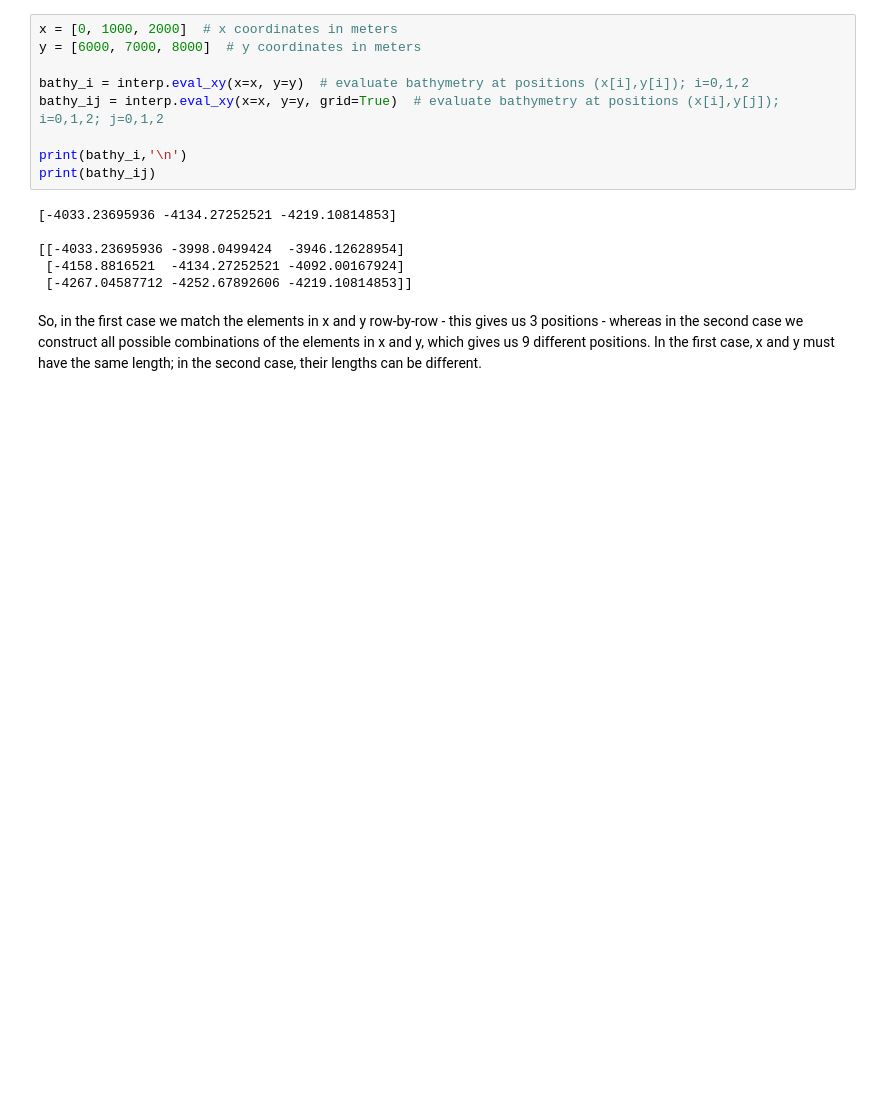
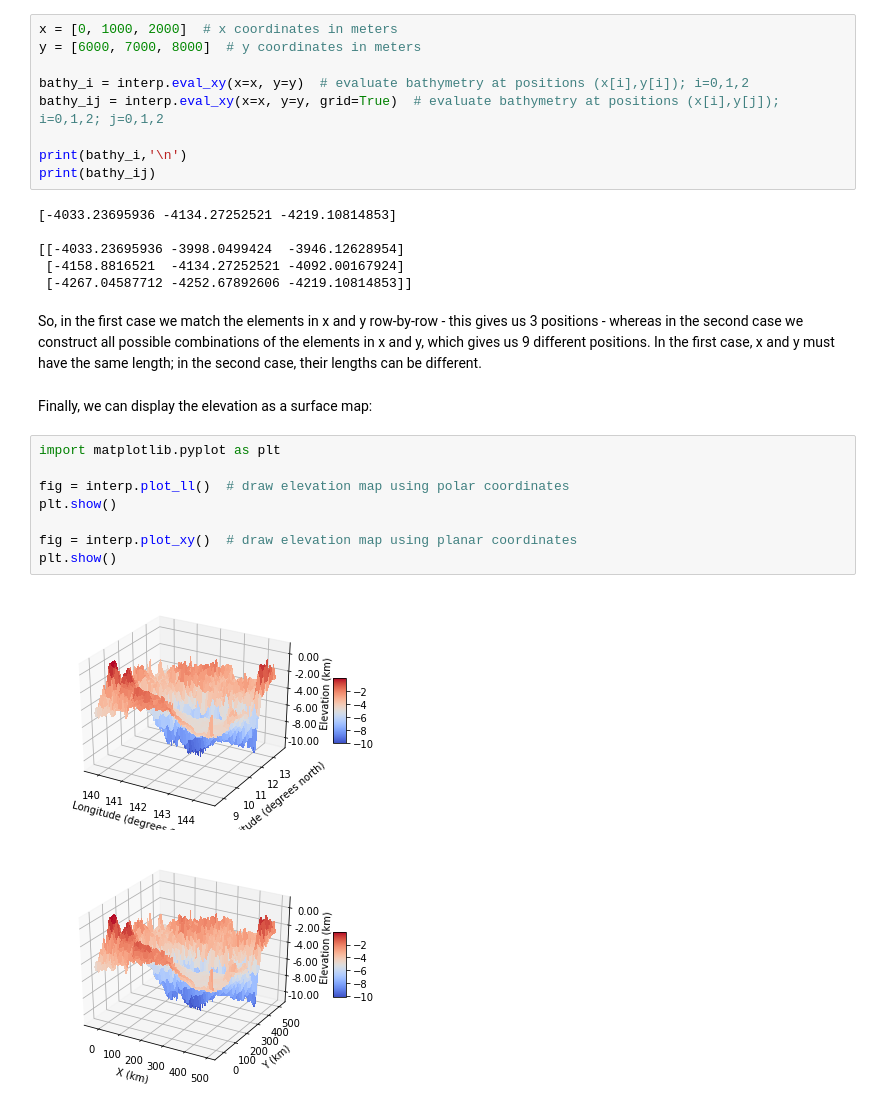
Before and after one commit to cxzhangqi/kadlu, a Jupyter notebook: docs/demo_notebooks/interp_bathy.ipynb, the cells around one changed output. Cells and saved outputs as stored; diff of their text form; blank space fills up the shorter version.

Commit message:
added plot exmaple to notebook

```diff
--- a/docs/demo_notebooks/interp_bathy.ipynb
+++ b/docs/demo_notebooks/interp_bathy.ipynb
@@ -93,3 +93,16 @@ print(bathy_ij)
  [-4267.04587712 -4252.67892606 -4219.10814853]]
 # %% [markdown]
 So, in the first case we match the elements in x and y row-by-row - this gives us 3 positions - whereas in the second case we construct all possible combinations of the elements in x and y, which gives us 9 different positions. In the first case, x and y must have the same length; in the second case, their lengths can be different.
+# %% [markdown]
+Finally, we can display the elevation as a surface map:
+# %%
+import matplotlib.pyplot as plt
+
+fig = interp.plot_ll()  # draw elevation map using polar coordinates
+plt.show()
+
+fig = interp.plot_xy()  # draw elevation map using planar coordinates
+plt.show()
+# %% [output]
+[figure, added]
+[figure, added]
```
